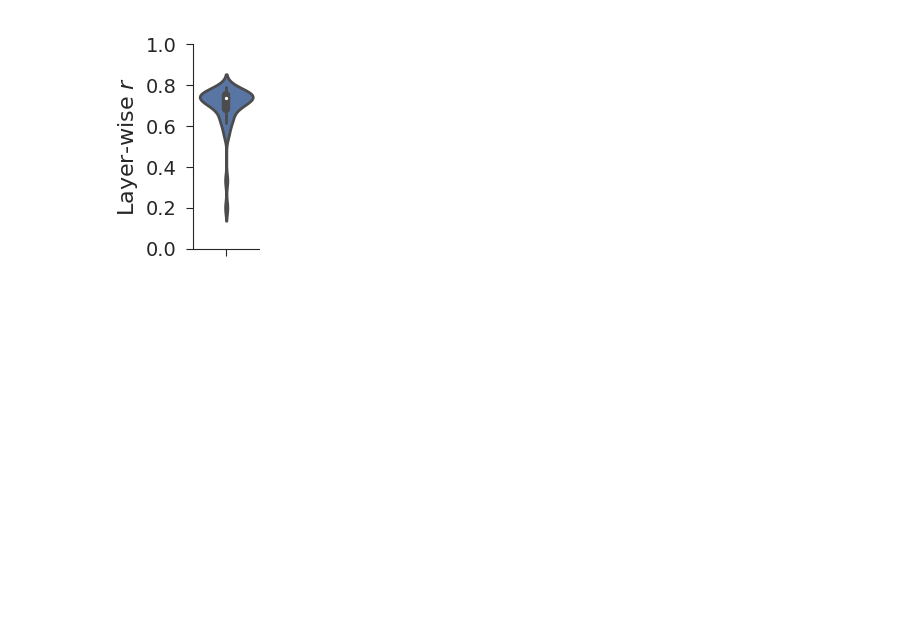
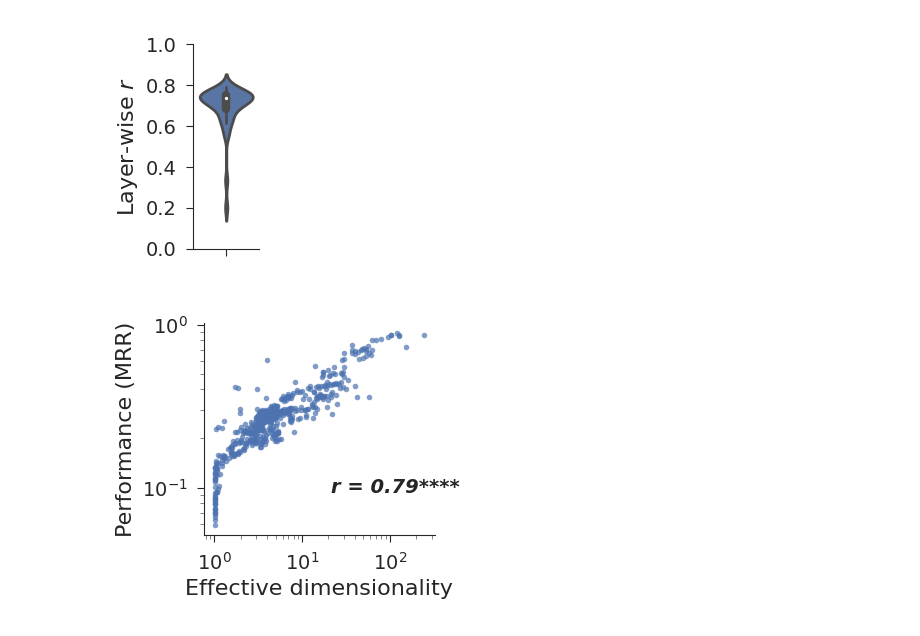
Before and after one commit to EricElmoznino/encoder_dimensionality, a Jupyter notebook: figures/ccn2022/poster/figures.ipynb, the cells around one changed output. Cells and saved outputs as stored; diff of their text form; code cells hidden in the pictures; blank space fills up the shorter version.

Commit message:
Finished classification section of results for CCN poster

```diff
--- a/figures/ccn2022/poster/figures.ipynb
+++ b/figures/ccn2022/poster/figures.ipynb
@@ -201,3 +201,26 @@ plt.savefig('saved/results_ED-vs-encoding-layerwise.png', dpi=300, transparent=T
 plt.show()
 # %% [output]
 [figure]
+# %%
+data = pd.read_csv(f'../../../results/n-shot|dataset:imagenet21k|classifier:prototype|pooling:True.csv')
+data = data[data.n_train == 50]
+data = data.drop([c for c in data.columns if c not in id_columns + ['MRR']], axis='columns')
+data = data.groupby(id_columns, as_index=False).mean()
+
+dataset = 'imagenet'
+data = pd.merge(data,
+                pd.read_csv(f'../../../results/eigmetrics|dataset:{dataset}|pooling:True|grayscale:False.csv'),
+                on=id_columns)
+data.loc[:, 'layer'] = data['layer'].replace(tf_to_pt_layer_map)
+
+fig, ax = plt.subplots(figsize=(1.8, 1.5))
+
+sns.scatterplot(data=data, x='effective dimensionality', y='MRR',
+                alpha=0.7, s=4, linewidth=0, ax=ax)
+ax.set(xscale='log', yscale='log', xlabel='Effective dimensionality', ylabel='Performance (MRR)')
+annotate_corr(data, x='effective dimensionality', y='MRR', pos=(0.55, 0.2), ax=ax)
+
+plt.savefig('saved/results_classification-plot.png', dpi=300, transparent=True)
+plt.show()
+# %% [output]
+[figure, added]
```
Also changed, not shown: 2 other files.
